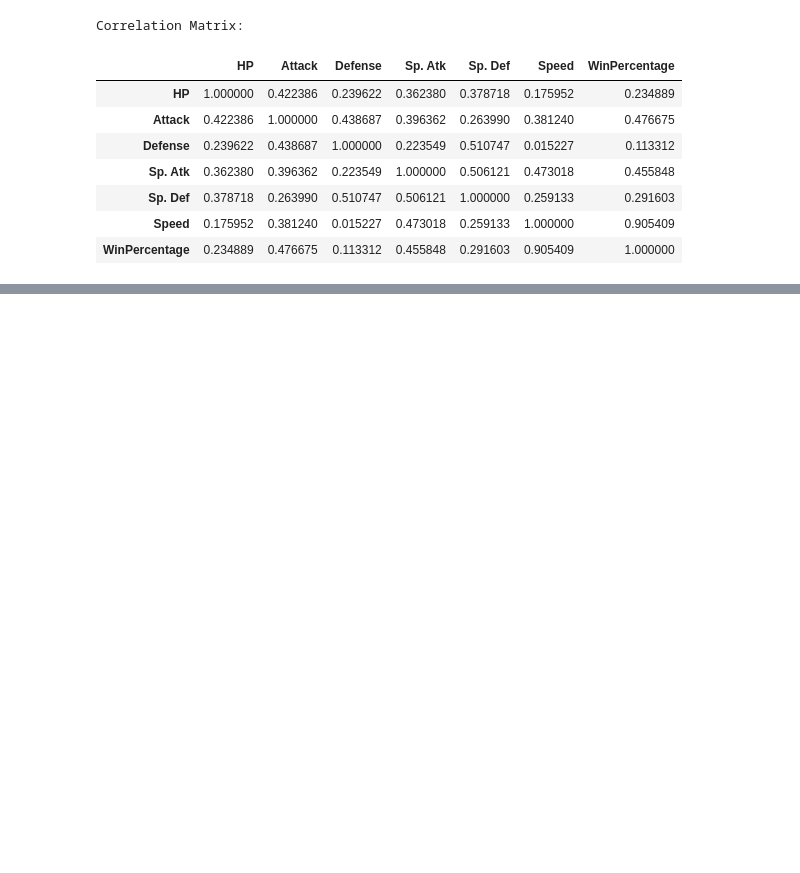
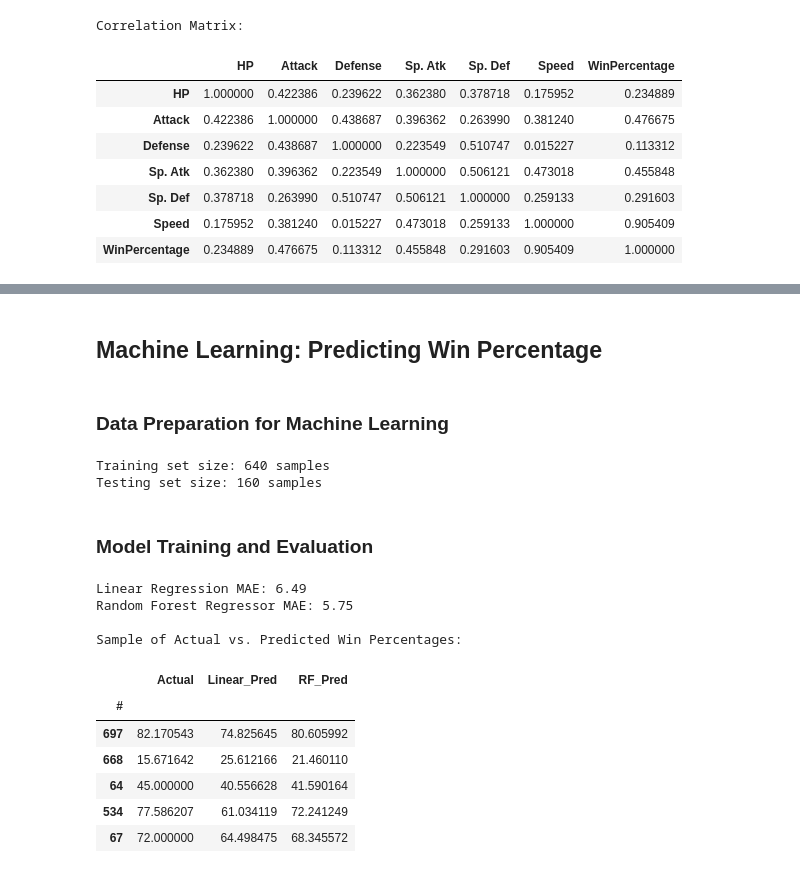
Before and after one commit to olympiomeless/DI_BootCamp_TTA, a Jupyter notebook: Week4/Day5/DailyChallenge/Daily.ipynb, the cells around one changed output, grey strips where cells are left out. Saved outputs shown, nothing was run; the diff lists cells and outputs as text; code cells hidden in the pictures; blank space fills up the shorter version.

```diff
--- a/Week4/Day5/DailyChallenge/Daily.ipynb
+++ b/Week4/Day5/DailyChallenge/Daily.ipynb
@@ -143,0 +198,71 @@ Correlation Matrix:
+# %% [markdown]
+## Machine Learning: Predicting Win Percentage
+# %% [markdown]
+### Data Preparation for Machine Learning
+# %%
+import pandas as pd
+from sklearn.model_selection import train_test_split
+
+# NOTE: 'pokemon_df' must be defined by running previous data preparation cells.
+
+# Define features (X) and target (y)
+# Using the same correlation_columns but excluding the target itself
+features = ['HP', 'Attack', 'Defense', 'Sp. Atk', 'Sp. Def', 'Speed']
+X = pokemon_df[features]
+y = pokemon_df['WinPercentage']
+
+# Split the data into training and testing sets
+X_train, X_test, y_train, y_test = train_test_split(X, y, test_size=0.2, random_state=42)
+
+print(f"Training set size: {len(X_train)} samples")
+print(f"Testing set size: {len(X_test)} samples")
+# %% [output]
+Training set size: 640 samples
+Testing set size: 160 samples
+# %% [markdown]
+### Model Training and Evaluation
+# %%
+import pandas as pd
+from sklearn.linear_model import LinearRegression
+from sklearn.ensemble import RandomForestRegressor
+from sklearn.metrics import mean_absolute_error
+
+# NOTE: X_train, y_train, X_test, y_test must be defined by running the preceding 'Data Preparation for Machine Learning' cell.
+
+# Initialize models
+linear_model = LinearRegression()
+random_forest_model = RandomForestRegressor(random_state=42)
+
+# Train Linear Regression model
+linear_model.fit(X_train, y_train)
+
+# Train Random Forest Regressor model
+random_forest_model.fit(X_train, y_train)
+
+# Make predictions
+y_pred_linear = linear_model.predict(X_test)
+y_pred_rf = random_forest_model.predict(X_test)
+
+# Evaluate models using Mean Absolute Error (MAE)
+mae_linear = mean_absolute_error(y_test, y_pred_linear)
+mae_rf = mean_absolute_error(y_test, y_pred_rf)
+
+print(f"Linear Regression MAE: {mae_linear:.2f}")
+print(f"Random Forest Regressor MAE: {mae_rf:.2f}")
+
+# Optionally, display some predictions vs actual values
+results_df = pd.DataFrame({'Actual': y_test, 'Linear_Pred': y_pred_linear, 'RF_Pred': y_pred_rf})
+print("\nSample of Actual vs. Predicted Win Percentages:")
+display(results_df.head())
+# %% [output]
+Linear Regression MAE: 6.49
+Random Forest Regressor MAE: 5.75
+
+Sample of Actual vs. Predicted Win Percentages:
+|  | Actual | Linear_Pred | RF_Pred |
+| # |  |  |  |
+| 697 | 82.170543 | 74.825645 | 80.605992 |
+| 668 | 15.671642 | 25.612166 | 21.460110 |
+| 64 | 45.000000 | 40.556628 | 41.590164 |
+| 534 | 77.586207 | 61.034119 | 72.241249 |
+| 67 | 72.000000 | 64.498475 | 68.345572 |
```
Also changed, not shown: parts of 4 cells of this notebook.
